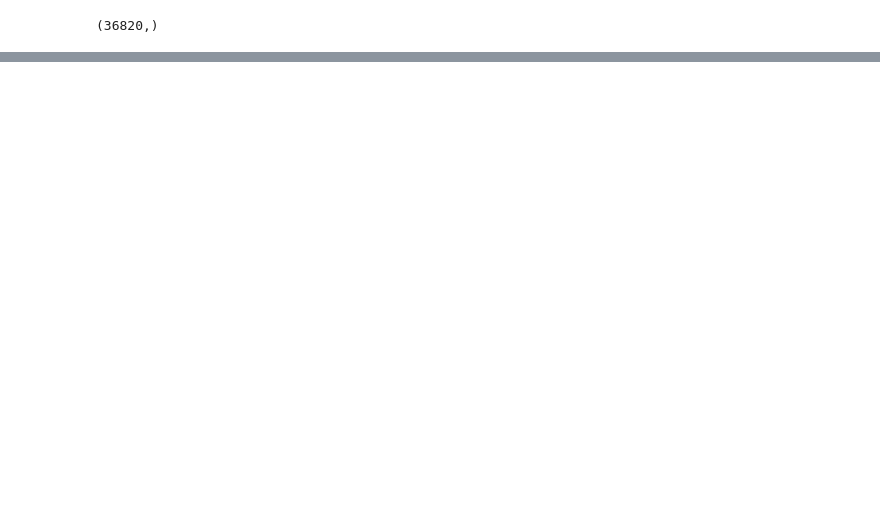
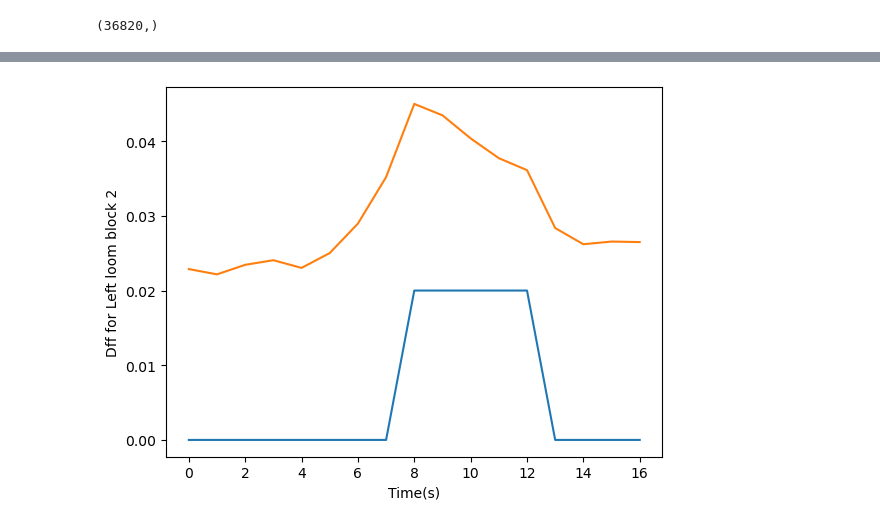
Before and after one commit to asheux/neurofish, a Jupyter notebook: MexicanZebraFish.ipynb, the cells around one changed output, grey strips where cells are left out. Saved outputs shown, nothing was run; the diff lists cells and outputs as text; code cells hidden in the pictures; blank space fills up the shorter version.

```diff
--- a/MexicanZebraFish.ipynb
+++ b/MexicanZebraFish.ipynb
@@ -344,0 +94,9 @@ Text(0.5, 1.0, 'Heat map of top three principal component directions')
+# %%
+xleft = respond_to_left_loom.mean(axis=0)
+plt.plot(stimuli[7, indx+1:(indx*2) + 1][-loom_index:]/50)
+plt.plot(xleft)
+plt.xlabel('Time(s)')
+plt.ylabel('Dff for Left loom block 2')
+plt.show()
+# %% [output]
+[figure, added]
```
Also changed, not shown: parts of 48 cells of this notebook, 1 other file.
